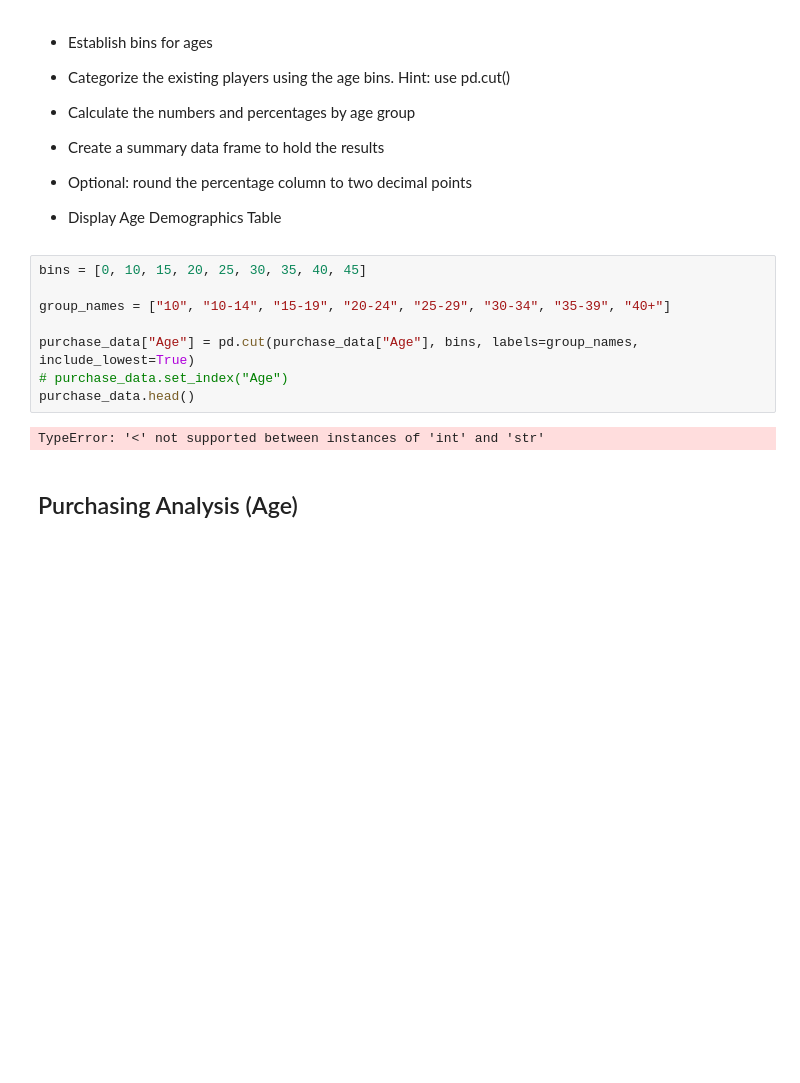
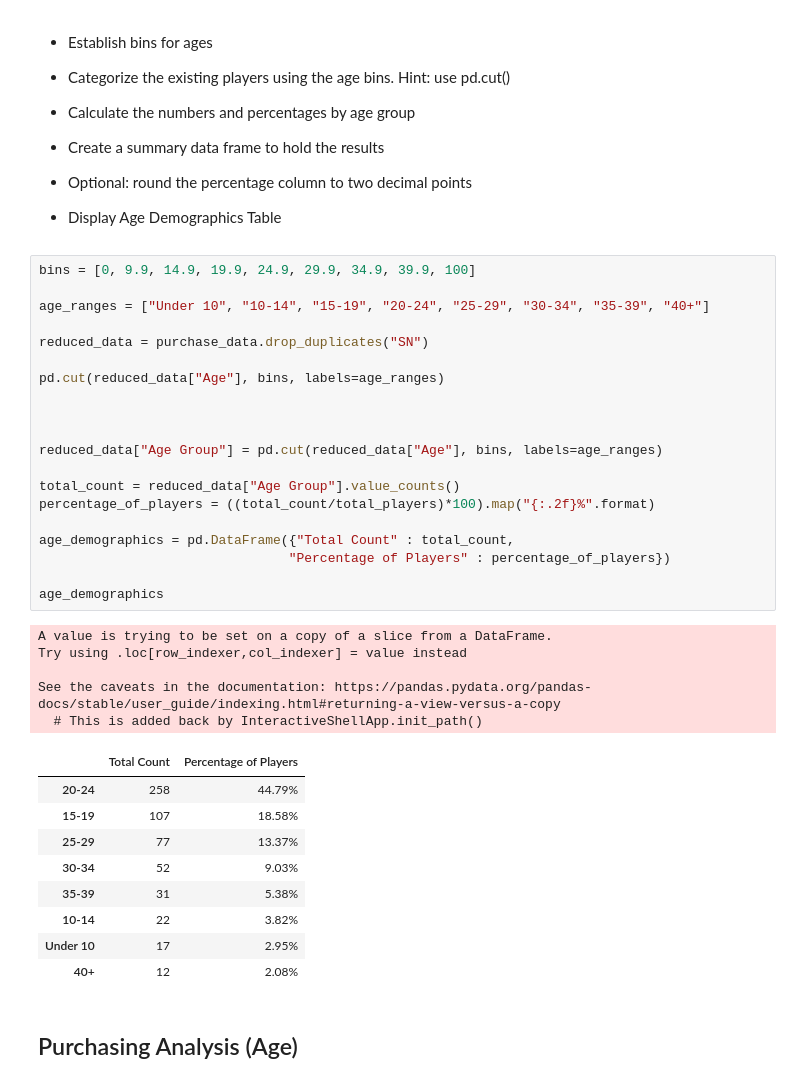
Before and after one commit to veronicahamilton88/pandas-challenge, a Jupyter notebook: HeroesOfPymoli/HeroesOfPymoli.ipynb, the cells around one changed output. Cells and saved outputs as stored; diff of their text form; blank space fills up the shorter version.

```diff
--- a/HeroesOfPymoli/HeroesOfPymoli.ipynb
+++ b/HeroesOfPymoli/HeroesOfPymoli.ipynb
@@ -135,16 +138,41 @@ ValueError: could not convert string to float: 'e'
 
 
 * Display Age Demographics Table
-# %%
-bins = [0, 10, 15, 20, 25, 30, 35, 40, 45]
-
-group_names = ["10", "10-14", "15-19", "20-24", "25-29", "30-34", "35-39", "40+"]
-
-purchase_data["Age"] = pd.cut(purchase_data["Age"], bins, labels=group_names, include_lowest=True)
-# purchase_data.set_index("Age")
-purchase_data.head()
-# %% [output]
-TypeError: '<' not supported between instances of 'int' and 'str'
+# %%
+bins = [0, 9.9, 14.9, 19.9, 24.9, 29.9, 34.9, 39.9, 100]
+
+age_ranges = ["Under 10", "10-14", "15-19", "20-24", "25-29", "30-34", "35-39", "40+"]
+
+reduced_data = purchase_data.drop_duplicates("SN")
+
+pd.cut(reduced_data["Age"], bins, labels=age_ranges)
+
+
+
+reduced_data["Age Group"] = pd.cut(reduced_data["Age"], bins, labels=age_ranges)
+
+total_count = reduced_data["Age Group"].value_counts()
+percentage_of_players = ((total_count/total_players)*100).map("{:.2f}%".format)
+
+age_demographics = pd.DataFrame({"Total Count" : total_count,
+                                "Percentage of Players" : percentage_of_players})
+
+age_demographics
+# %% [output]
+A value is trying to be set on a copy of a slice from a DataFrame.
+Try using .loc[row_indexer,col_indexer] = value instead
+
+See the caveats in the documentation: https://pandas.pydata.org/pandas-docs/stable/user_guide/indexing.html#returning-a-view-versus-a-copy
+  # This is added back by InteractiveShellApp.init_path()
+|  | Total Count | Percentage of Players |
+| 20-24 | 258 | 44.79% |
+| 15-19 | 107 | 18.58% |
+| 25-29 | 77 | 13.37% |
+| 30-34 | 52 | 9.03% |
+| 35-39 | 31 | 5.38% |
+| 10-14 | 22 | 3.82% |
+| Under 10 | 17 | 2.95% |
+| 40+ | 12 | 2.08% |
 # %% [markdown]
 ## Purchasing Analysis (Age)
 # %% [markdown]
```
Also changed, not shown: parts of 16 cells of this notebook.
